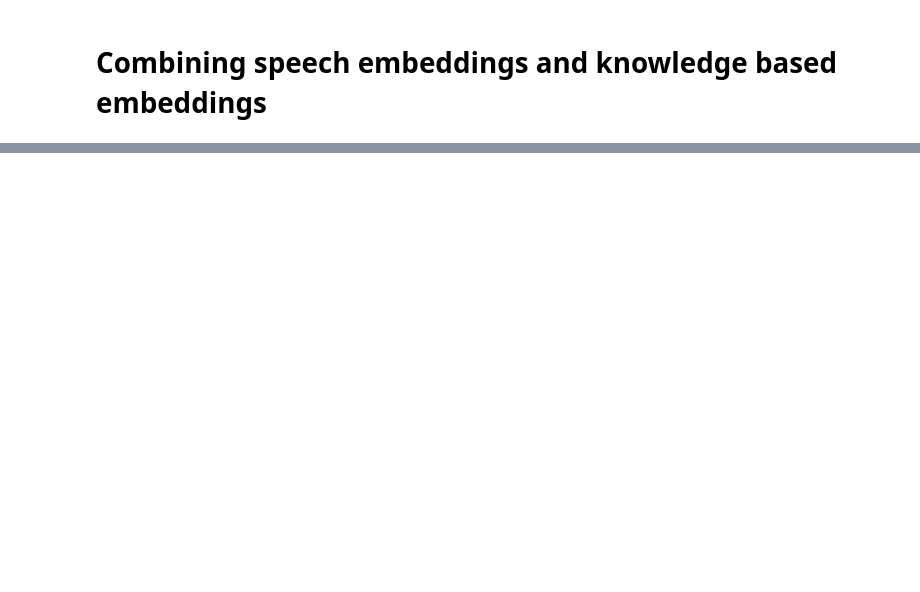
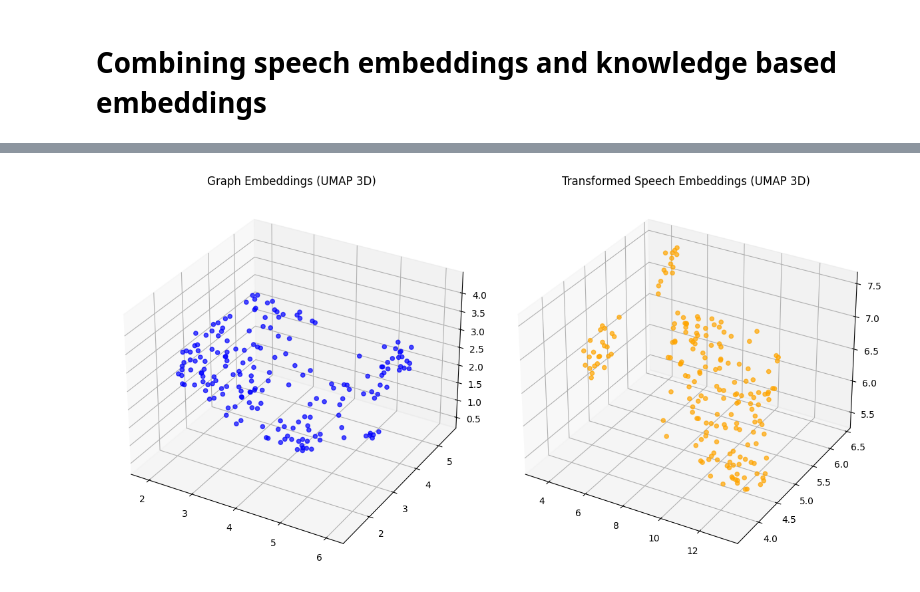
Before and after one commit to IWonderTheFirst/mun, a Jupyter notebook: policy.ipynb, the cells around one changed output, grey strips where cells are left out. Cells and saved outputs as stored; diff of their text form; code cells hidden in the pictures; blank space fills up the shorter version.

```diff
--- a/policy.ipynb
+++ b/policy.ipynb
@@ -469,3 +405,26 @@ MSE between Euclidean distance matrices: 0.18424217842885893
+# %%
+from mpl_toolkits.mplot3d import Axes3D
+
+# Reduce to 3D for plotting
+graph_umap_3d = umap.UMAP(n_components=3).fit_transform(graph_data)
+transformed_3d = umap.UMAP(n_components=3).fit_transform(transformed_speech)
+
+fig = plt.figure(figsize=(12, 6))
+
+# --- Graph Embeddings ---
+ax1 = fig.add_subplot(121, projection='3d')
+ax1.set_title("Graph Embeddings (UMAP 3D)")
+ax1.scatter(graph_umap_3d[:, 0], graph_umap_3d[:, 1], graph_umap_3d[:, 2], c='blue', alpha=0.7)
+
+# --- Transformed Speech Embeddings ---
+ax2 = fig.add_subplot(122, projection='3d')
+ax2.set_title("Transformed Speech Embeddings (UMAP 3D)")
+ax2.scatter(transformed_3d[:, 0], transformed_3d[:, 1], transformed_3d[:, 2], c='orange', alpha=0.7)
+
+plt.tight_layout()
+plt.show()
+# %% [output]
+[figure, added]
 # %%
 combined_embedding = torch.reshape(torch.tensor(transformed_speech), (4096, 190))
 
```
Also changed, not shown: parts of 27 cells of this notebook.
